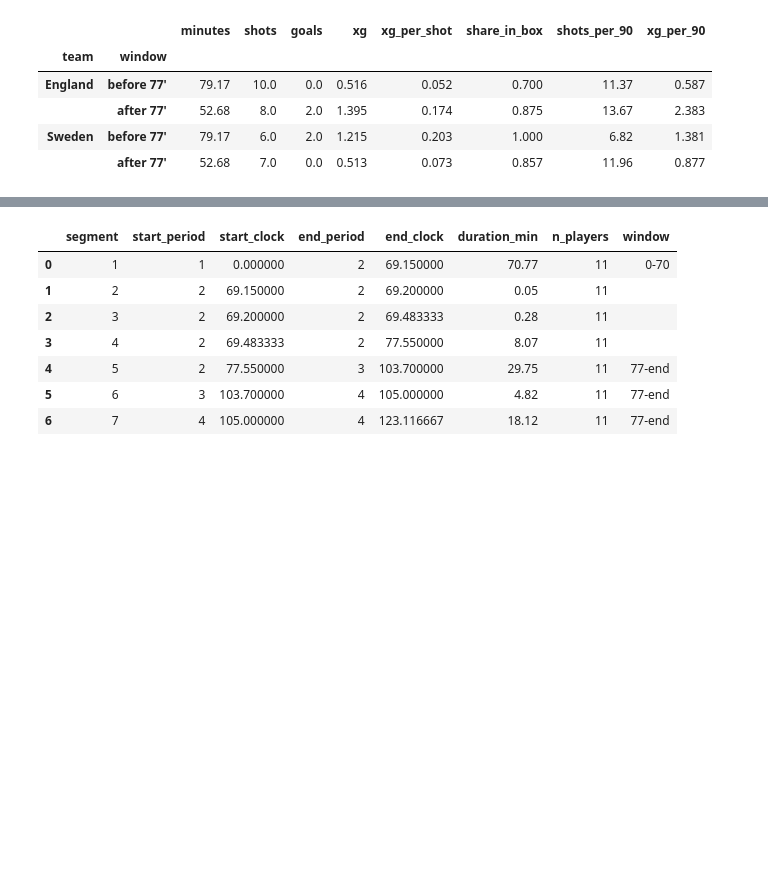
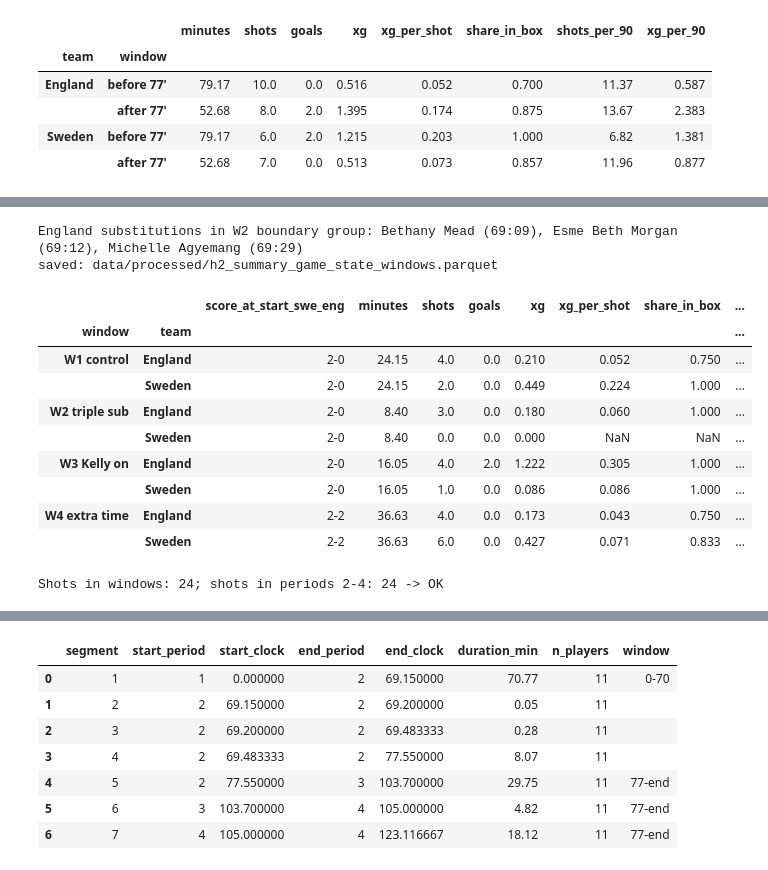
Before and after one commit to belorussky-football/womens-euro-2025-sweden-england-comeback, a Jupyter notebook: notebooks/02_analysis_prep.ipynb, the cells around one changed output, grey strips where cells are left out. Drawn from its saved outputs; the diff is of its cells as text; code cells hidden in the pictures; blank space fills up the shorter version.

```diff
--- a/notebooks/02_analysis_prep.ipynb
+++ b/notebooks/02_analysis_prep.ipynb
@@ -384,3 +424,65 @@ England xG 0-69:09: 0.336
+# %%
+eng_subs = subs[subs.team == d.ENGLAND]
+first_sub = eng_subs.iloc[0]
+triple_subs = eng_subs[(eng_subs.period == first_sub.period)
+                       & ((eng_subs.minute + eng_subs.second / 60) < SPLIT_CLOCK)]
+print("England substitutions in W2 boundary group:",
+      ", ".join(f"{r.player_on} ({int(r.minute)}:{int(r.second):02d})" for r in triple_subs.itertuples()))
+
+TRIPLE_PERIOD, TRIPLE_CLOCK = int(first_sub.period), first_sub.minute + first_sub.second / 60
+p_bounds = in_play.assign(c=d.clock(in_play)).groupby("period").c.agg(["min", "max"])
+
+h2_windows_def = pd.DataFrame([
+    ("W1 control", 2, p_bounds.loc[2, "min"], TRIPLE_PERIOD, TRIPLE_CLOCK),
+    ("W2 triple sub", TRIPLE_PERIOD, TRIPLE_CLOCK, SPLIT_PERIOD, SPLIT_CLOCK),
+    ("W3 Kelly on", SPLIT_PERIOD, SPLIT_CLOCK, 2, p_bounds.loc[2, "max"]),
+    ("W4 extra time", 3, p_bounds.loc[3, "min"], 4, p_bounds.loc[4, "max"]),
+], columns=["window", "start_period", "start_clock", "end_period", "end_clock"])
+h2_windows_def["start_key"] = h2_windows_def.start_period * 1000 + h2_windows_def.start_clock
+h2_windows_def["end_key"] = h2_windows_def.end_period * 1000 + h2_windows_def.end_clock
+h2_windows_def["minutes"] = h2_windows_def.apply(
+    lambda w: d.played_minutes(events, w.start_period, w.start_clock, w.end_period, w.end_clock), axis=1)
+
+shot_key = d.time_key(shots)
+goal_keys = shots[shots.is_goal].assign(k=shot_key)
+rows = []
+for w in h2_windows_def.itertuples():
+    # Windows ending at the end of a period include that period's last event (inclusive end).
+    ends_period = w.end_clock == p_bounds.loc[w.end_period, "max"]
+    end_ok = (shot_key <= w.end_key) if ends_period else (shot_key < w.end_key)
+    in_w = (shot_key >= w.start_key) & end_ok
+    before = goal_keys[goal_keys.k < w.start_key].team.value_counts()
+    score = f"{before.get(d.SWEDEN, 0)}-{before.get(d.ENGLAND, 0)}"
+    for team, label in [(d.ENGLAND, "England"), (d.SWEDEN, "Sweden")]:
+        t = shots[in_w & (shots.team == team)]
+        rows.append({"window": w.window, "team": label, "score_at_start_swe_eng": score,
+                     **shot_summary(t, w.minutes).to_dict()})
+h2_windows = pd.DataFrame(rows)
+h2_windows = h2_windows.merge(h2_windows_def[["window", "start_period", "start_clock", "end_period", "end_clock"]],
+                              on="window")
+print("saved:", d.save_processed(h2_windows, "h2_summary_game_state_windows"))
+h2_windows.drop(columns=["start_period", "start_clock", "end_period", "end_clock"]).set_index(["window", "team"])
+# %% [output]
+England substitutions in W2 boundary group: Bethany Mead (69:09), Esme Beth Morgan (69:12), Michelle Agyemang (69:29)
+saved: data/processed/h2_summary_game_state_windows.parquet
+|  |  | score_at_start_swe_eng | minutes | shots | goals | xg | xg_per_shot | share_in_box | ... |
+| window | team |  |  |  |  |  |  |  | ... |
+| W1 control | England | 2-0 | 24.15 | 4.0 | 0.0 | 0.210 | 0.052 | 0.750 | ... |
+|  | Sweden | 2-0 | 24.15 | 2.0 | 0.0 | 0.449 | 0.224 | 1.000 | ... |
+| W2 triple sub | England | 2-0 | 8.40 | 3.0 | 0.0 | 0.180 | 0.060 | 1.000 | ... |
+|  | Sweden | 2-0 | 8.40 | 0.0 | 0.0 | 0.000 | NaN | NaN | ... |
+| W3 Kelly on | England | 2-0 | 16.05 | 4.0 | 2.0 | 1.222 | 0.305 | 1.000 | ... |
+|  | Sweden | 2-0 | 16.05 | 1.0 | 0.0 | 0.086 | 0.086 | 1.000 | ... |
+| W4 extra time | England | 2-2 | 36.63 | 4.0 | 0.0 | 0.173 | 0.043 | 0.750 | ... |
+|  | Sweden | 2-2 | 36.63 | 6.0 | 0.0 | 0.427 | 0.071 | 0.833 | ... |
+# %%
+# Sanity check: every second-half / extra-time shot falls into exactly one window.
+n_windows = sum(h2_windows.shots)
+n_shots = int((shots.period >= 2).sum())
+print(f"Shots in windows: {n_windows:.0f}; shots in periods 2-4: {n_shots} -> "
+      f"{'OK' if n_windows == n_shots else 'MISMATCH'}")
+# %% [output]
+Shots in windows: 24; shots in periods 2-4: 24 -> OK
 # %% [markdown]
 ---
 ## H3 — "England switched to a 3-4-3"
```
Also changed, not shown: parts of 12 cells of this notebook, 2 other files.
